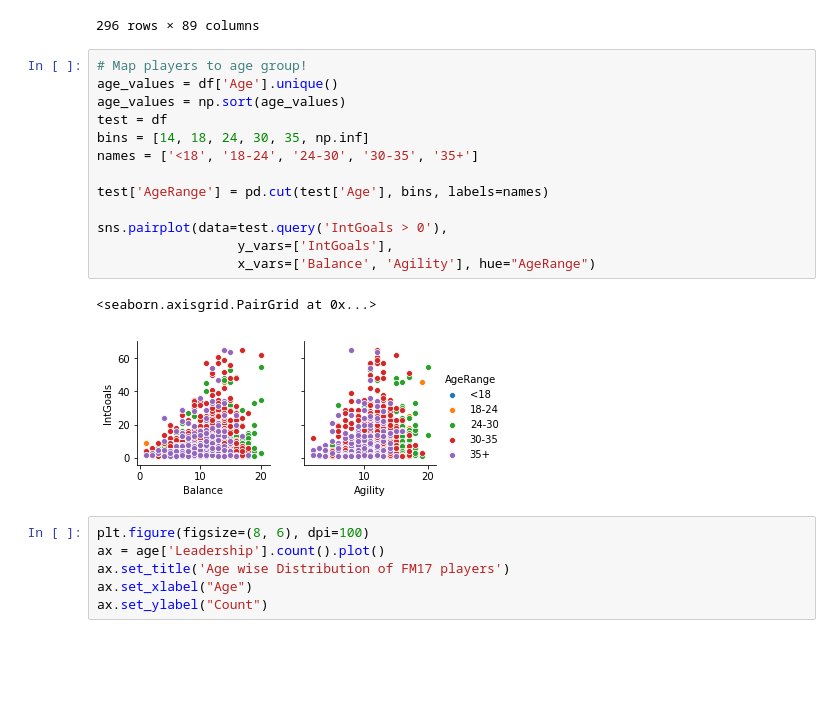
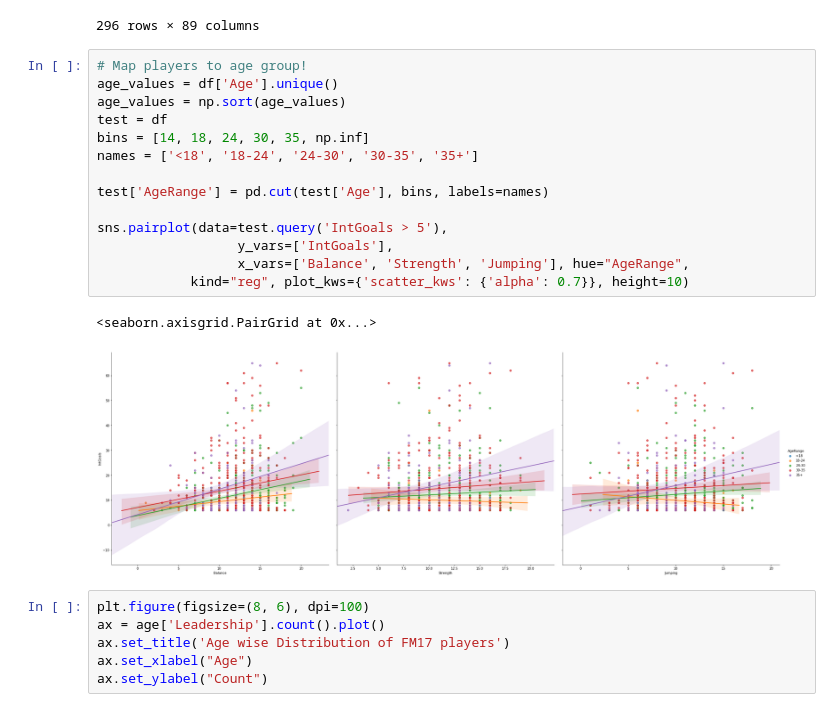
Before and after one commit to sarthakbatragatech/100-Days-of-ML, a Jupyter notebook: Visualizing-Datasets/Football-Manager/FootballManager.ipynb, the cells around one changed output. Drawn from its saved outputs; the diff is of its cells as text; blank space fills up the shorter version.

Commit message:
Improved plot aesthetics

```diff
--- a/Visualizing-Datasets/Football-Manager/FootballManager.ipynb
+++ b/Visualizing-Datasets/Football-Manager/FootballManager.ipynb
@@ -354,19 +356,20 @@ test[test['Weight']==0]
 # %%
 # Map players to age group!
 age_values = df['Age'].unique()
 age_values = np.sort(age_values)
 test = df
 bins = [14, 18, 24, 30, 35, np.inf]
 names = ['<18', '18-24', '24-30', '30-35', '35+']
 
 test['AgeRange'] = pd.cut(test['Age'], bins, labels=names)
 
-sns.pairplot(data=test.query('IntGoals > 0'),
+sns.pairplot(data=test.query('IntGoals > 5'),
                   y_vars=['IntGoals'],
-                  x_vars=['Balance', 'Agility'], hue="AgeRange")
+                  x_vars=['Balance', 'Strength', 'Jumping'], hue="AgeRange",
+            kind="reg", plot_kws={'scatter_kws': {'alpha': 0.7}}, height=10)
 # %% [output]
 <seaborn.axisgrid.PairGrid at 0x...>
-[figure, old version]
+[figure, new version]
 # %%
 plt.figure(figsize=(8, 6), dpi=100)
 ax = age['Leadership'].count().plot()
```
Also changed, not shown: parts of 3 cells of this notebook, 14 other files.
